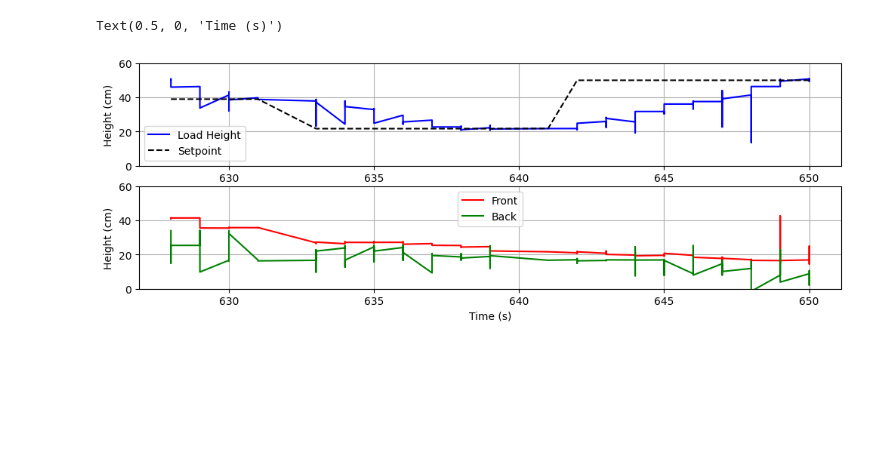
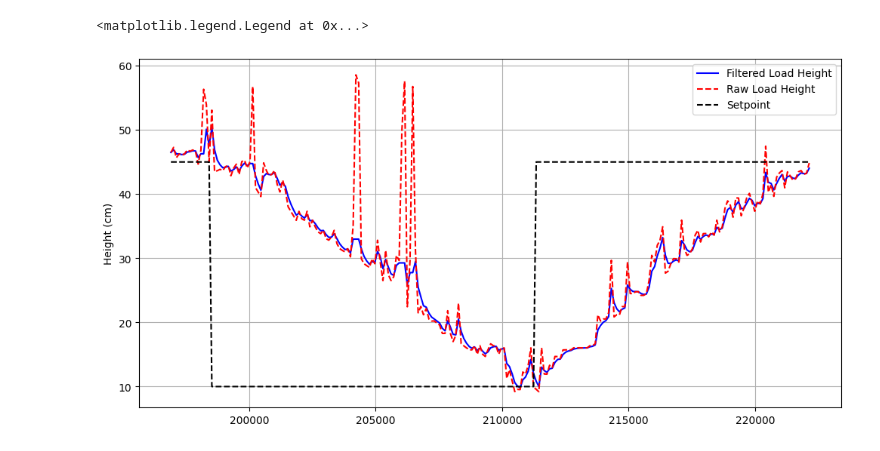
Before and after one commit to andrewlchappell-byte/Controls-Project-Crane-Style, a Jupyter notebook: Andrew-Caleb/Plotting.ipynb, the cells around one changed output. Saved outputs shown, nothing was run; the diff lists cells and outputs as text; code cells hidden in the pictures; blank space fills up the shorter version.

```diff
--- a/Andrew-Caleb/Plotting.ipynb
+++ b/Andrew-Caleb/Plotting.ipynb
@@ -3,41 +3,40 @@ import matplotlib.pyplot as plt
 import pandas as pd
 # %%
 df = pd.read_csv("data.csv").set_index("Time")
-height = 60
+height = 0
 if height > 0:
     df["Winch Distance"] = height - df["Winch Distance"]
-    df["North Distance"] = height - df["North Distance"]
-    df["South Distance"] = height - df["South Distance"]
+    df["Winch Distance Raw"] = height - df["Winch Distance Raw"]
+    # df["Wall Distance"] = height - df["Wall Distance"]
     df["Setpoint"] = height - df["Setpoint"]
 
 plt.figure(figsize = (12, 6))
 
 # the load plot
-plt.subplot(3, 1, 1)
-plt.plot(df["Winch Distance"], "b", label = "Load Height")
+# plt.subplot(3, 1, 1)
+plt.plot(df["Winch Distance"], "b", label = "Filtered Load Height")
+plt.plot(df["Winch Distance Raw"], "r--", label = "Raw Load Height")
 plt.plot(df["Setpoint"], "k--", label = "Setpoint")
 plt.ylabel("Height (cm)")
-plt.ylim(0, 60)
+# plt.ylim(-10, 60)
 plt.grid()
 plt.legend()
 
-# the obstacle plot
-plt.subplot(3, 1, 2)
-plt.plot(df["North Distance"], "r", label = "Front")
-plt.plot(df["South Distance"], "g", label = "Back")
-plt.ylabel("Height (cm)")
-plt.ylim(0, 60)
-plt.grid()
-plt.legend()
+# # the obstacle plot
+# plt.subplot(3, 1, 2)
+# # plt.plot(df["North Distance"], "r", label = "Front")
+# plt.ylabel("Height (cm)")
+# plt.ylim(-10, 60)
+# plt.grid()
+# plt.legend()
 
 # the actuator response plot
 # plt.subplot(3, 1, 3)
 # plt.plot(df["Winch Action"], "b--", label = "Winch Motor")
-# plt.plot(df["Side ACtion"], "r--", label = "Side Action")
 # plt.ylabel("Actuator Response")
 # plt.grid()
 # plt.legend()
-plt.xlabel("Time (s)")
+# plt.xlabel("Time (s)")
 # %% [output]
-Text(0.5, 0, 'Time (s)')
+<matplotlib.legend.Legend at 0x...>
-[figure, old version]
+[figure, new version]
```
Also changed, not shown: parts of 2 cells of this notebook, 5 other files.
